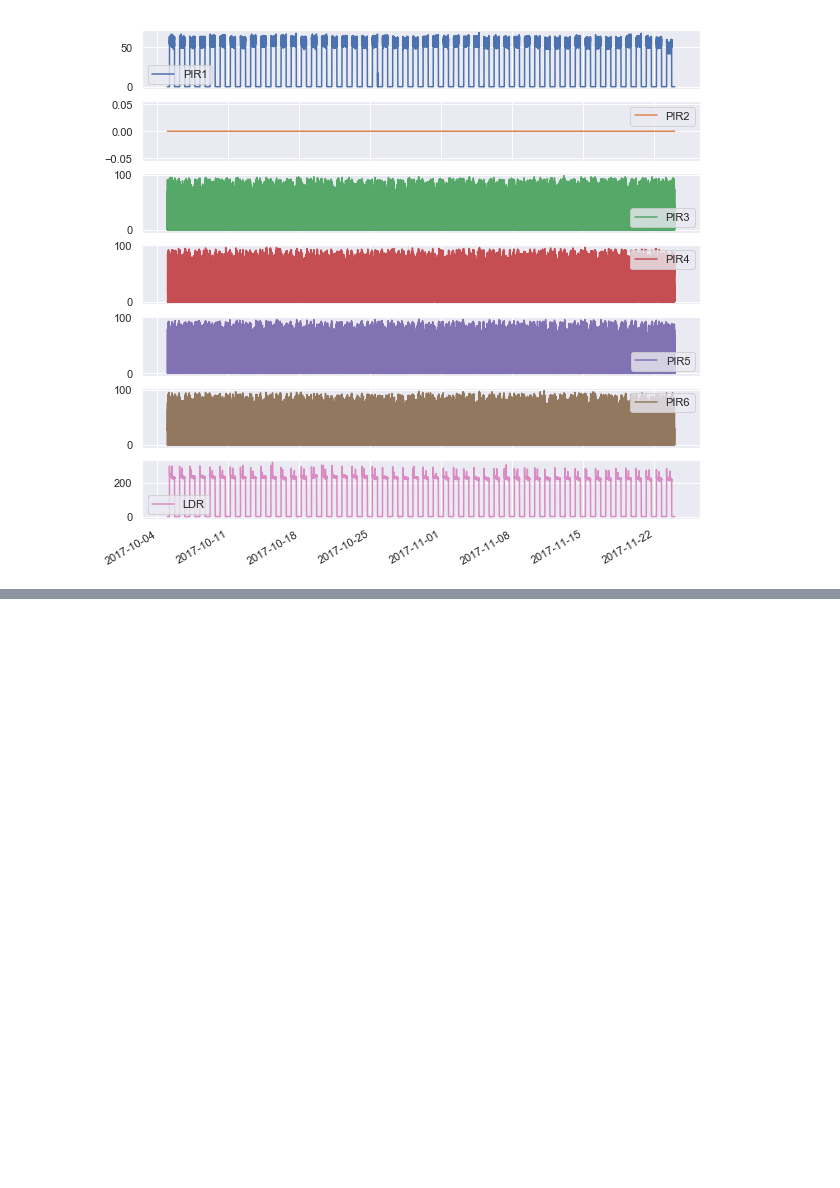
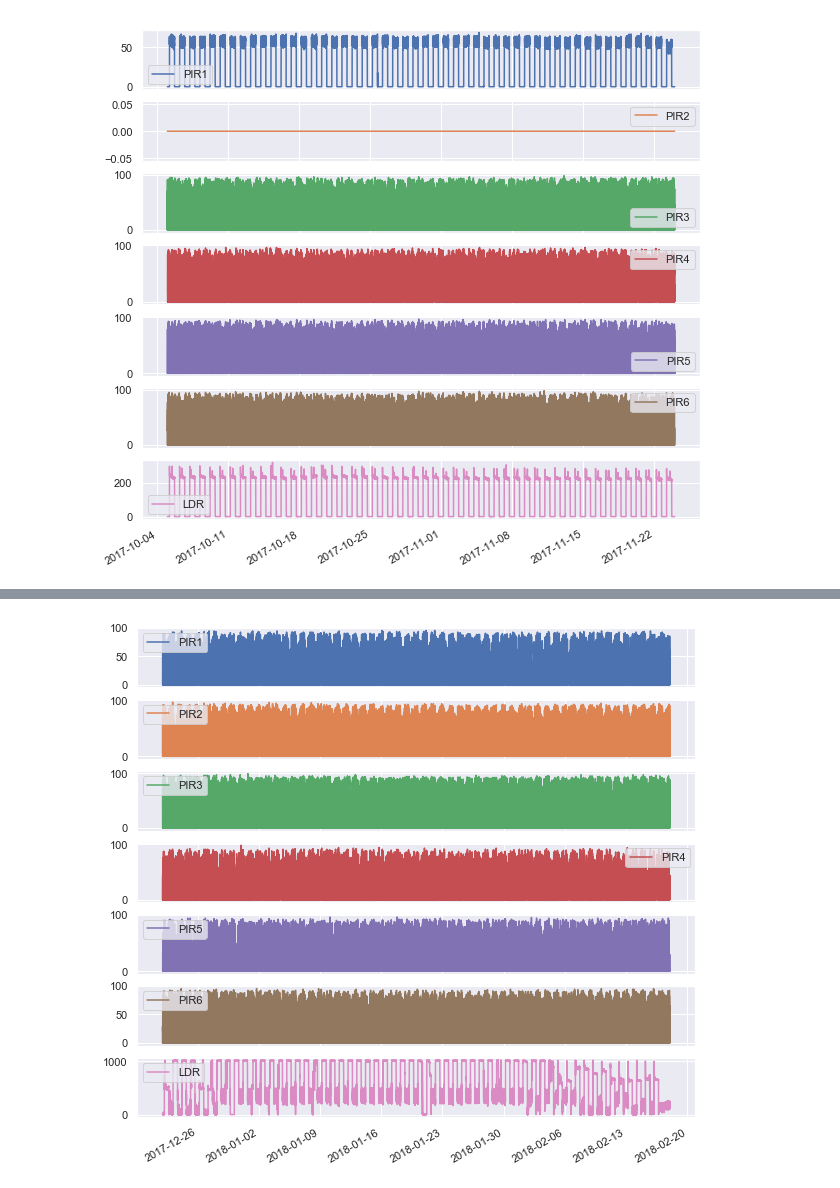
Before and after one commit to A-Fisk/04_ageing, a Jupyter notebook: 01_createfiles/5C.ipynb, the cells around one changed output, grey strips where cells are left out. Saved outputs shown, nothing was run; the diff lists cells and outputs as text; code cells hidden in the pictures; blank space fills up the shorter version.

```diff
--- a/01_createfiles/5C.ipynb
+++ b/01_createfiles/5C.ipynb
@@ -146,0 +162,8 @@ post_data.to_csv(post_save_name)
+# %%
+dd_start = '2018-02-17'
+
+ld_data = single_data.loc[start_single:dd_start]
+# %%
+quickplot(ld_data)
+# %% [output]
+[figure, added]
```
Also changed, not shown: parts of 10 cells of this notebook, 6 other files.
